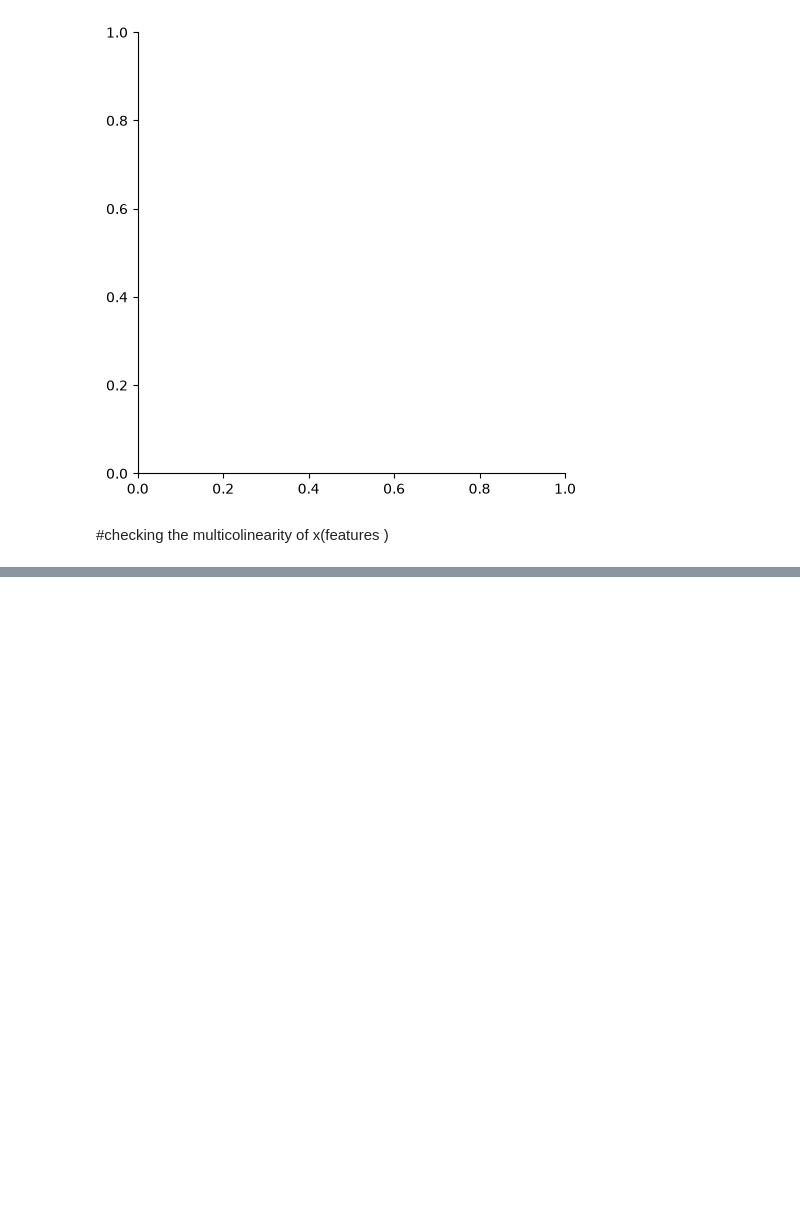
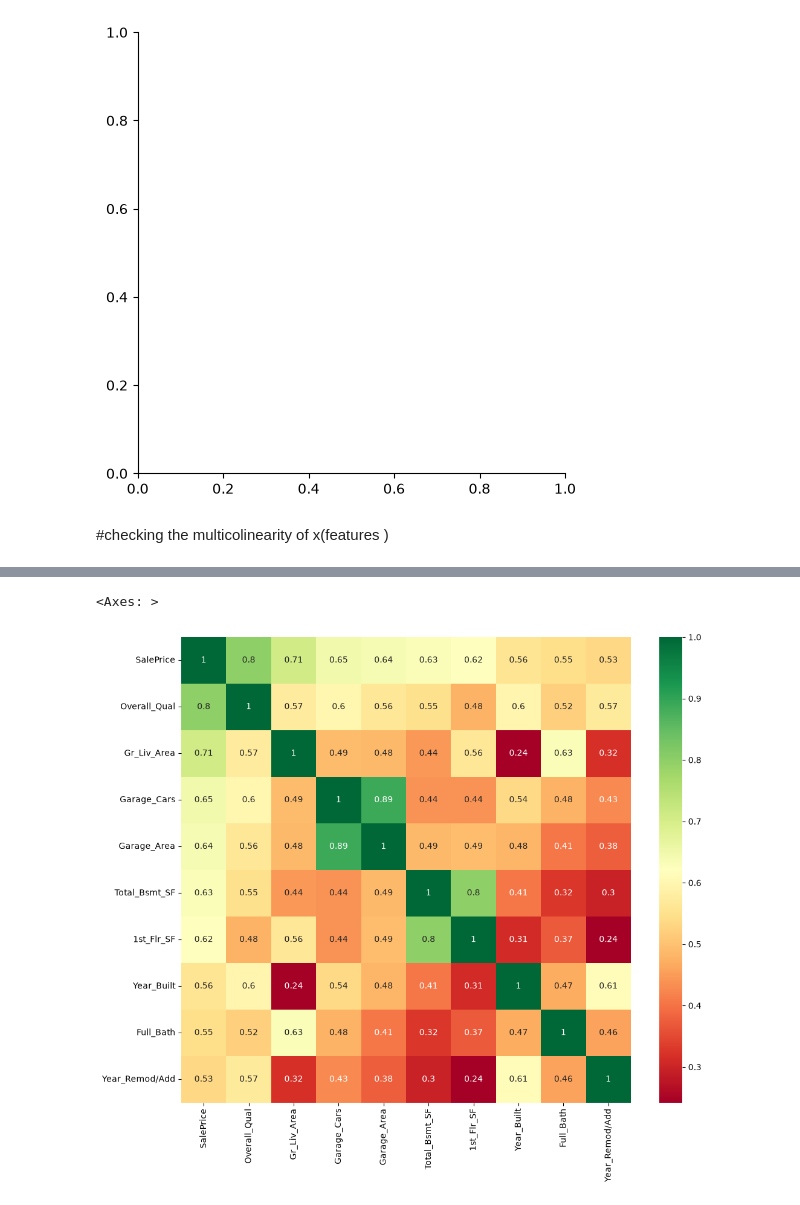
Before and after one commit to ajinathidhate12/MachineLearning, a Jupyter notebook: LR.ipynb, the cells around one changed output, grey strips where cells are left out. Cells and saved outputs as stored; diff of their text form; code cells hidden in the pictures; blank space fills up the shorter version.

```diff
--- a/LR.ipynb
+++ b/LR.ipynb
@@ -137,5 +158,8 @@ p=sns.heatmap(df[num_cols].corr(), annot=True, cmap='coolwarm', center=0)
 # %%
 k=10
 cols = df[num_cols].corr().nlargest(k, 'SalePrice')['SalePrice'].index
 plt.figure(figsize=(12, 10))
-sns.heatmap(df[cols].corr(), annot=True, cmap='RdYlGn', center=0)
+sns.heatmap(df[cols].corr(), annot=True, cmap='RdYlGn')
+# %% [output]
+<Axes: >
+[figure, added]
```
Also changed, not shown: parts of 11 cells of this notebook, 2 other files.
